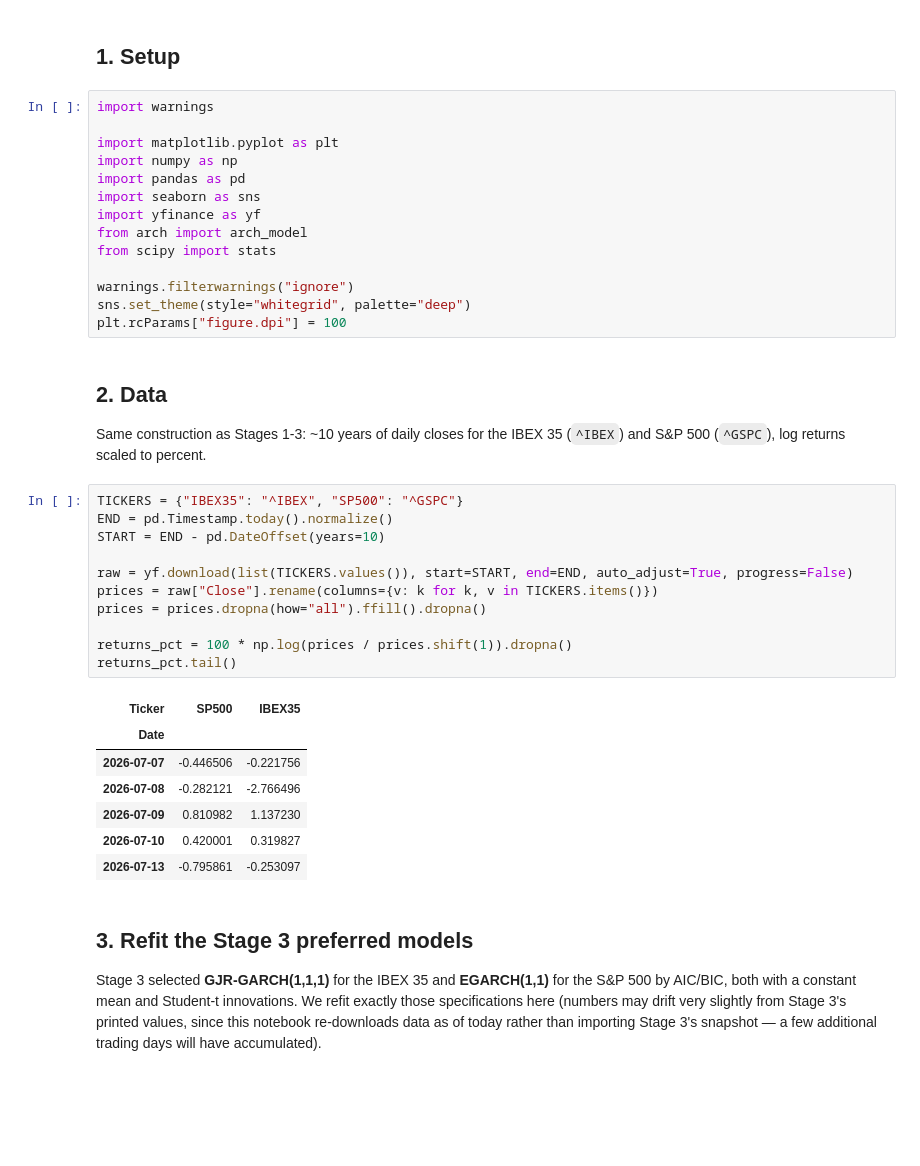
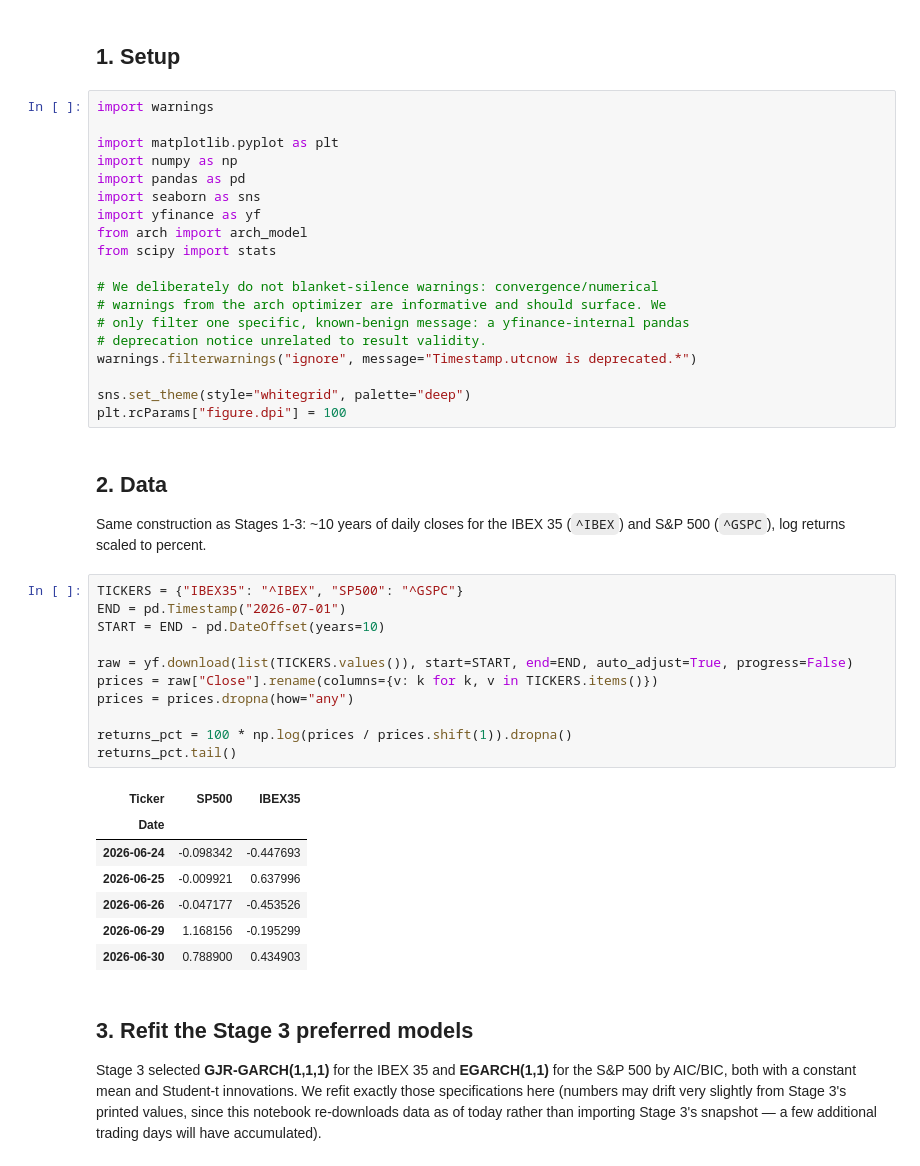
Before and after one commit to MLEIV90/ibex-garch-risk, a Jupyter notebook: notebooks/04_var_es.ipynb, the cells around one changed output. Saved outputs shown, nothing was run; the diff lists cells and outputs as text; blank space fills up the shorter version.

```diff
--- a/notebooks/04_var_es.ipynb
+++ b/notebooks/04_var_es.ipynb
@@ -46,7 +46,12 @@ import yfinance as yf
 from arch import arch_model
 from scipy import stats
 
-warnings.filterwarnings("ignore")
+# We deliberately do not blanket-silence warnings: convergence/numerical
+# warnings from the arch optimizer are informative and should surface. We
+# only filter one specific, known-benign message: a yfinance-internal pandas
+# deprecation notice unrelated to result validity.
+warnings.filterwarnings("ignore", message="Timestamp.utcnow is deprecated.*")
+
 sns.set_theme(style="whitegrid", palette="deep")
 plt.rcParams["figure.dpi"] = 100
 # %% [markdown]
@@ -56,23 +61,23 @@ Same construction as Stages 1-3: ~10 years of daily closes for the IBEX 35
 (`^IBEX`) and S&P 500 (`^GSPC`), log returns scaled to percent.
 # %%
 TICKERS = {"IBEX35": "^IBEX", "SP500": "^GSPC"}
-END = pd.Timestamp.today().normalize()
+END = pd.Timestamp("2026-07-01")
 START = END - pd.DateOffset(years=10)
 
 raw = yf.download(list(TICKERS.values()), start=START, end=END, auto_adjust=True, progress=False)
 prices = raw["Close"].rename(columns={v: k for k, v in TICKERS.items()})
-prices = prices.dropna(how="all").ffill().dropna()
+prices = prices.dropna(how="any")
 
 returns_pct = 100 * np.log(prices / prices.shift(1)).dropna()
 returns_pct.tail()
 # %% [output]
 | Ticker | SP500 | IBEX35 |
 | Date |  |  |
-| 2026-07-07 | -0.446506 | -0.221756 |
-| 2026-07-08 | -0.282121 | -2.766496 |
-| 2026-07-09 | 0.810982 | 1.137230 |
-| 2026-07-10 | 0.420001 | 0.319827 |
-| 2026-07-13 | -0.795861 | -0.253097 |
+| 2026-06-24 | -0.098342 | -0.447693 |
+| 2026-06-25 | -0.009921 | 0.637996 |
+| 2026-06-26 | -0.047177 | -0.453526 |
+| 2026-06-29 | 1.168156 | -0.195299 |
+| 2026-06-30 | 0.788900 | 0.434903 |
 # %% [markdown]
 ## 3. Refit the Stage 3 preferred models
 
```
Also changed, not shown: parts of 7 cells of this notebook, 6 other files.
